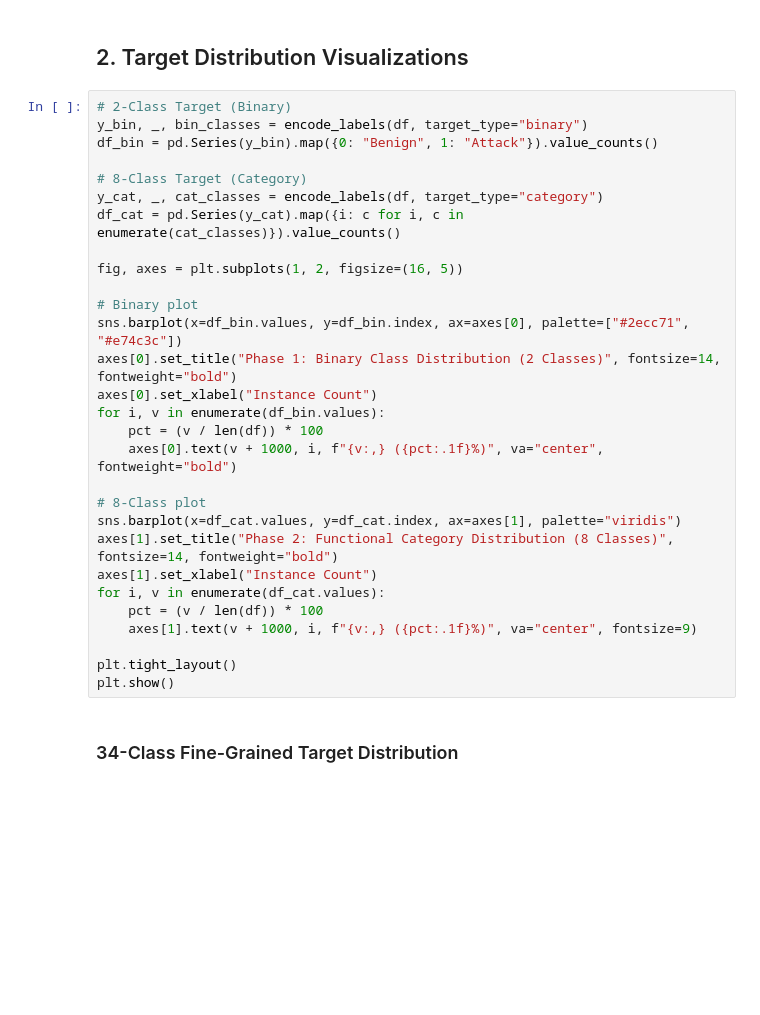
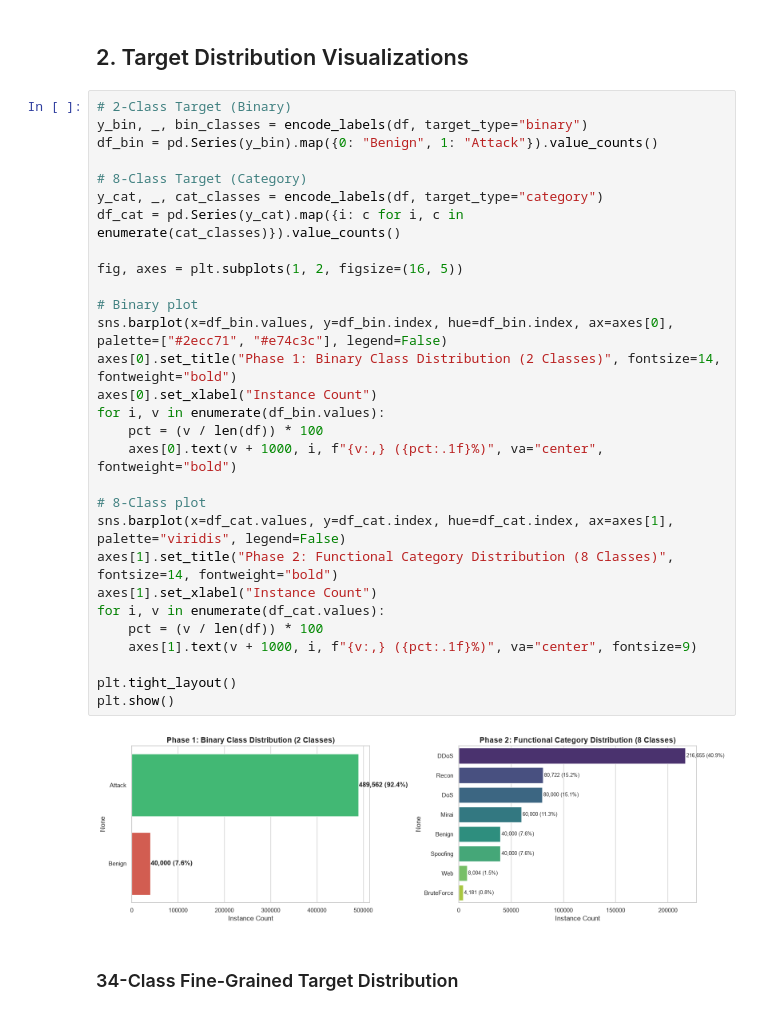
Before and after one commit to priyajitbiswal/Capstone-IoT-Network-Attack-Detection-and-Classification, a Jupyter notebook: notebooks/01_data_exploration_sampling.ipynb, the cells around one changed output. Drawn from its saved outputs; the diff is of its cells as text; blank space fills up the shorter version.

Commit message:
Verify and execute all cells in notebooks/01_data_exploration_sampling.ipynb with rendered plots

```diff
--- a/notebooks/01_data_exploration_sampling.ipynb
+++ b/notebooks/01_data_exploration_sampling.ipynb
@@ -48,32 +60,34 @@ df.head()
 # %%
 # 2-Class Target (Binary)
 y_bin, _, bin_classes = encode_labels(df, target_type="binary")
 df_bin = pd.Series(y_bin).map({0: "Benign", 1: "Attack"}).value_counts()
 
 # 8-Class Target (Category)
 y_cat, _, cat_classes = encode_labels(df, target_type="category")
 df_cat = pd.Series(y_cat).map({i: c for i, c in enumerate(cat_classes)}).value_counts()
 
 fig, axes = plt.subplots(1, 2, figsize=(16, 5))
 
 # Binary plot
-sns.barplot(x=df_bin.values, y=df_bin.index, ax=axes[0], palette=["#2ecc71", "#e74c3c"])
+sns.barplot(x=df_bin.values, y=df_bin.index, hue=df_bin.index, ax=axes[0], palette=["#2ecc71", "#e74c3c"], legend=False)
 axes[0].set_title("Phase 1: Binary Class Distribution (2 Classes)", fontsize=14, fontweight="bold")
 axes[0].set_xlabel("Instance Count")
 for i, v in enumerate(df_bin.values):
     pct = (v / len(df)) * 100
     axes[0].text(v + 1000, i, f"{v:,} ({pct:.1f}%)", va="center", fontweight="bold")
 
 # 8-Class plot
-sns.barplot(x=df_cat.values, y=df_cat.index, ax=axes[1], palette="viridis")
+sns.barplot(x=df_cat.values, y=df_cat.index, hue=df_cat.index, ax=axes[1], palette="viridis", legend=False)
 axes[1].set_title("Phase 2: Functional Category Distribution (8 Classes)", fontsize=14, fontweight="bold")
 axes[1].set_xlabel("Instance Count")
 for i, v in enumerate(df_cat.values):
     pct = (v / len(df)) * 100
     axes[1].text(v + 1000, i, f"{v:,} ({pct:.1f}%)", va="center", fontsize=9)
 
 plt.tight_layout()
 plt.show()
+# %% [output]
+[figure, added]
 # %% [markdown]
 ### 34-Class Fine-Grained Target Distribution
 # %%
```
Also changed, not shown: parts of 5 cells of this notebook.
